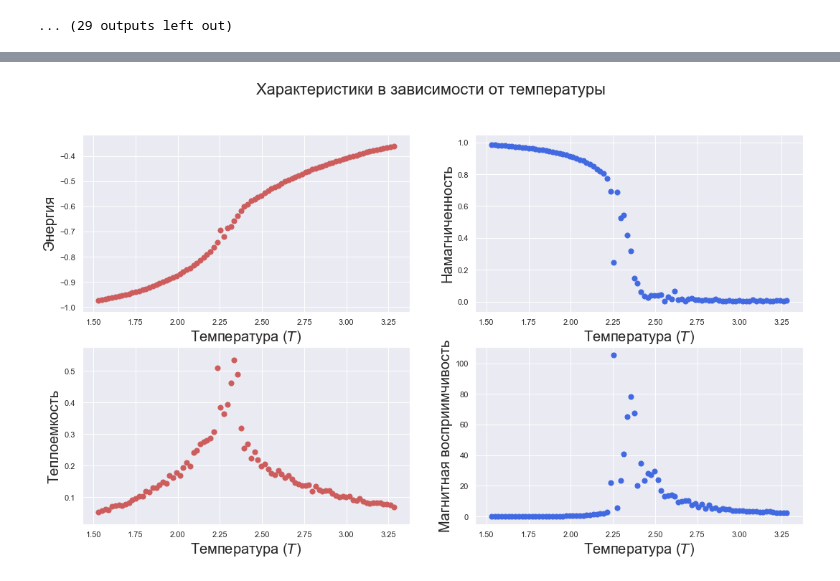
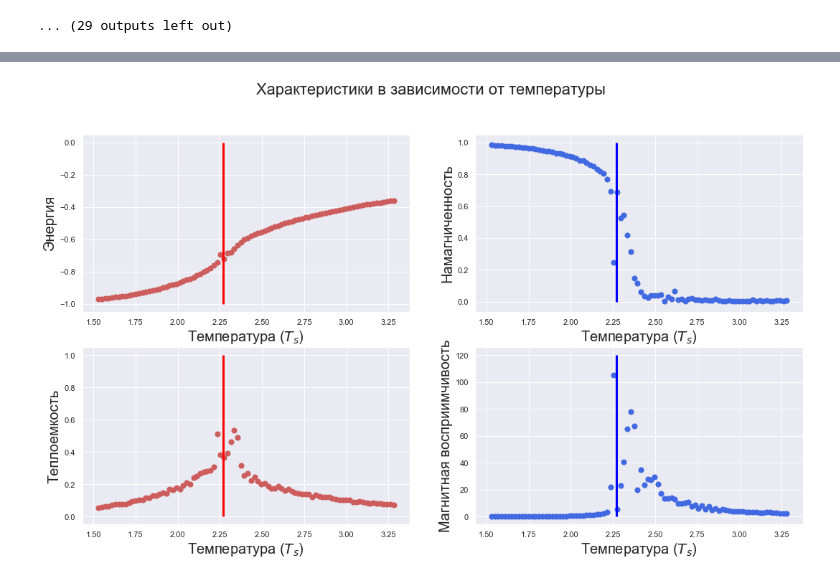
Before and after one commit to elephantmipt/metropolis-mc, a Jupyter notebook: Ising model.ipynb, the cells around one changed output, grey strips where cells are left out. Saved outputs shown, nothing was run; the diff lists cells and outputs as text; code cells hidden in the pictures.

```diff
--- a/Ising model.ipynb
+++ b/Ising model.ipynb
@@ -155,11 +155,11 @@ for idx, T in tqdm(enumerate(Temperatures), total=len(Temperatures)):
 [interactive output not drawn]
 ... (29 outputs left out)
 # %%
-## change these parameters for a smaller (faster) simulation
-temperature_number      = 88         #  number of temperature poitemperature_numbers
+
+temperature_number = 88         #  number of temperature poitemperature_numbers
 N       = 50         #  size of the lattice, N x N
-eqSteps = 10240*3      #  number of MC sweeps for equilibration
-mcSteps = 1024*3       #  number of MC sweeps for calculation
+eqSteps = 102400      #  number of MC sweeps for equilibration
+mcSteps = 2048*3       #  number of MC sweeps for calculation
 
 T       = np.linspace(1.53, 3.28, temperature_number);
 E,M,C,X = np.zeros(temperature_number), np.zeros(temperature_number), np.zeros(temperature_number), np.zeros(temperature_number)
@@ -195,26 +195,30 @@ for idx in tqdm(range(temperature_number)):
 # %%
 f = plt.figure(figsize=(18, 10));
 
 sp =  f.add_subplot(2, 2, 1 );
 plt.scatter(T, E, s=50, marker='o', color='IndianRed')
-plt.xlabel(r"Температура ($T$)", fontsize=20);
+plt.vlines(2.27, -1, 0, color='red', lw=3)
+plt.xlabel(r"Температура ($T_s$)", fontsize=20);
 plt.ylabel("Энергия", fontsize=20);         plt.axis('tight');
 
 sp =  f.add_subplot(2, 2, 2 );
 plt.scatter(T, abs(M), s=50, marker='o', color='RoyalBlue')
-plt.xlabel(r"Температура ($T$)", fontsize=20);
+plt.vlines(2.27, 0, 1, color='blue', lw=3)
+plt.xlabel(r"Температура ($T_s$)", fontsize=20);
 plt.ylabel("Намагниченность", fontsize=20);   plt.axis('tight');
 
 sp =  f.add_subplot(2, 2, 3 );
 plt.scatter(T, C, s=50, marker='o', color='IndianRed')
-plt.xlabel(r"Температура ($T$)", fontsize=20);
+plt.vlines(2.27, 0, 1, color='red', lw=3)
+plt.xlabel(r"Температура ($T_s$)", fontsize=20);
 plt.ylabel("Теплоемкость", fontsize=20);   plt.axis('tight');
 
 sp =  f.add_subplot(2, 2, 4 );
 plt.scatter(T, X, s=50, marker='o', color='RoyalBlue')
-plt.xlabel(r"Температура ($T$)", fontsize=20);
+plt.vlines(2.27, 0, 120, color='blue', lw=3)
+plt.xlabel(r"Температура ($T_s$)", fontsize=20);
 plt.ylabel("Магнитная восприимчивость", fontsize=20);   plt.axis('tight');
 plt.suptitle('Характеристики в зависимости от температуры', fontsize=22)
 plt.show()
 # %% [output]
-[figure, old version]
+[figure, new version]
```
Also changed, not shown: 11 other files.
